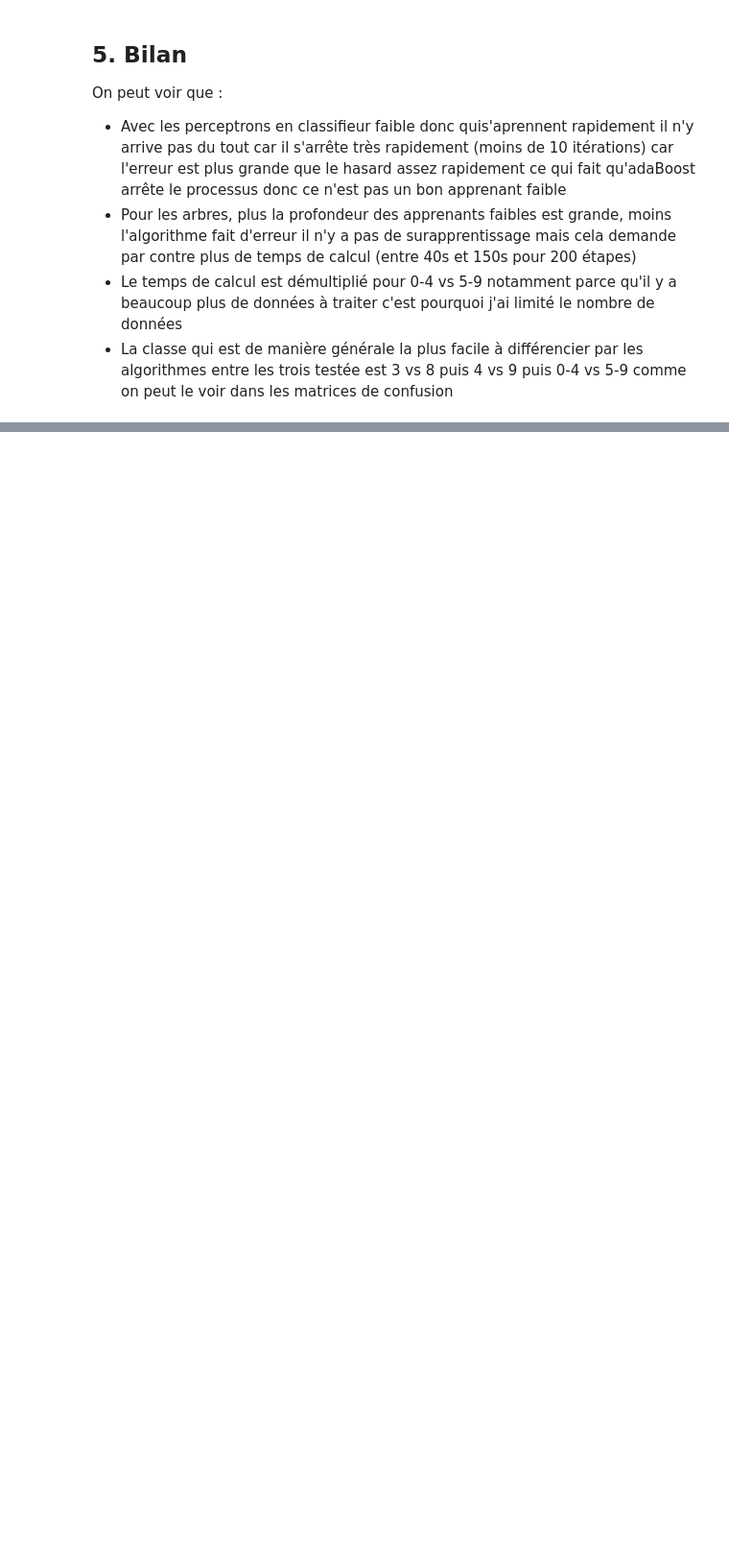
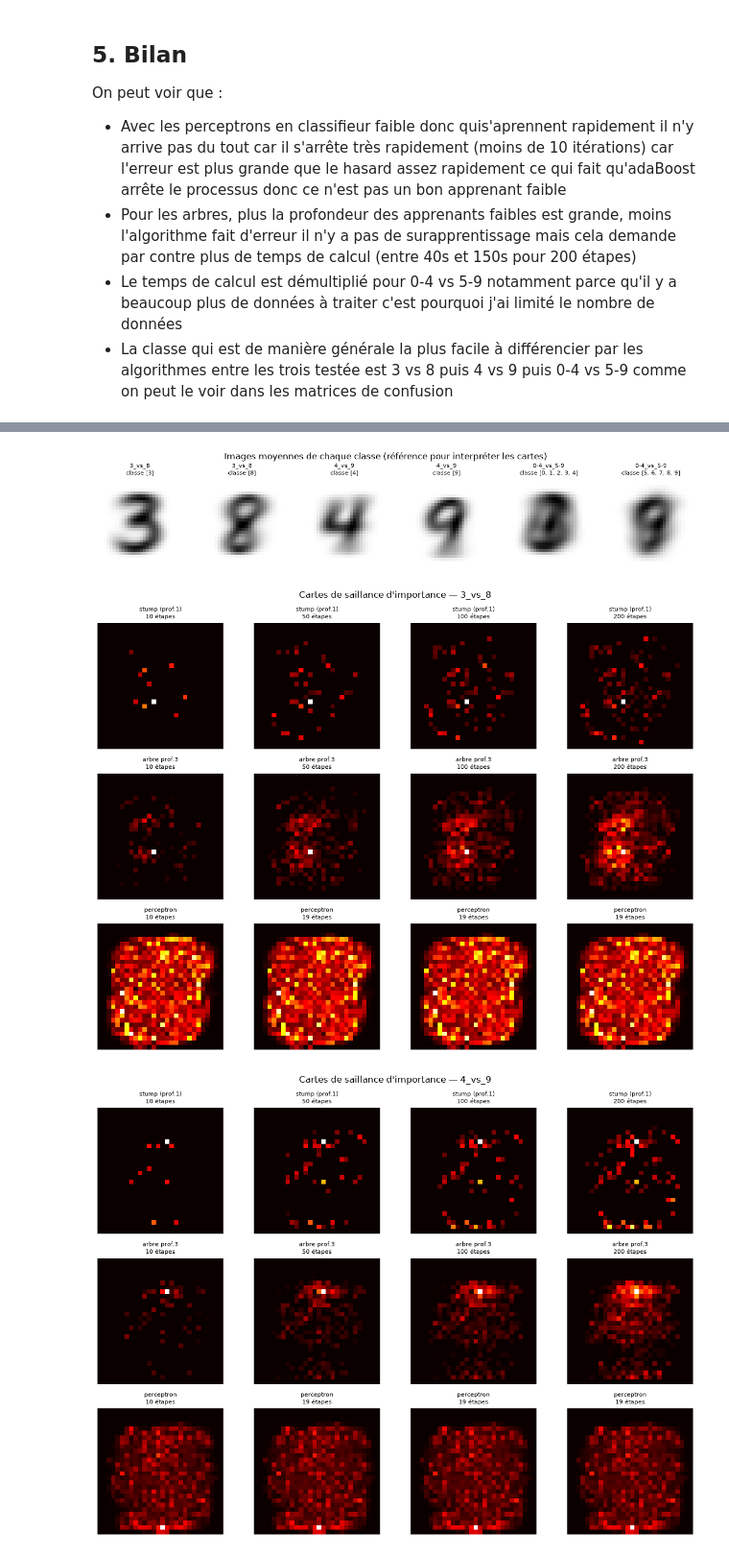
Before and after one commit to Alexso1010/DM2_ML_AC, a Jupyter notebook: dm2_partie1.ipynb, the cells around one changed output, grey strips where cells are left out. Shown at 96% size. Cells and saved outputs as stored; diff of their text form; code cells hidden in the pictures; blank space fills up the shorter version.

Commit message:
création des cartes de saillance

```diff
--- a/dm2_partie1.ipynb
+++ b/dm2_partie1.ipynb
@@ -143,0 +181,10 @@ On peut voir que :
+# %%
+SAL_LEARNERS = ["stump (prof.1)", "arbre prof.3", "perceptron"]
+
+models = {}
+for task in tasks:
+    Xtr, Xte, ytr, yte = split_task(task)
+    for w in SAL_LEARNERS:
+        models[(task, w)] = AdaBoostClassifier(estimator=weak_learners[w], n_estimators=N_MAX,
+                                               random_state=SEED).fit(Xtr, ytr)
+        print(task, w, "OK")
@@ -143,0 +201,37 @@ On peut voir que :
+# %%
+def plot_task(task, learners, signed=False):
+    """
+    """
+    fig, axes = plt.subplots(len(learners), len(STEPS), squeeze=False,
+                             figsize=(3 * len(STEPS), 3 * len(learners)))
+    for i, w in enumerate(learners):
+        ada = models[(task, w)]
+        for j, s in enumerate(STEPS):
+            m = saliency(ada, s, signed)
+            v = np.abs(m).max() or 1
+            axes[i, j].imshow(m, cmap="bwr" if signed else "hot",
+                              vmin=-v if signed else 0, vmax=v)
+            axes[i, j].set_title(f"{w}\n{min(s, len(ada.estimators_))} étapes", fontsize=8)
+            axes[i, j].axis("off")
+    fig.suptitle(f"Cartes de saillance {'signées' if signed else 'd\'importance'} — {task}")
+    fig.tight_layout()
+    plt.show()
+
+# Images moyennes de chaque classe (référence pour interpréter les cartes)
+fig, axes = plt.subplots(1, 2 * len(tasks), figsize=(5 * len(tasks), 2.8))
+k = 0
+for task, (c0, c1) in tasks.items():
+    for c in (c0, c1):
+        axes[k].imshow(X[np.isin(y, c)].mean(0).reshape(28, 28), cmap="gray_r")
+        axes[k].set_title(f"{task}\nclasse {c}", fontsize=8)
+        axes[k].axis("off")
+        k += 1
+fig.suptitle("Images moyennes de chaque classe (référence pour interpréter les cartes)", fontsize=12)
+plt.show()
+
+for task in tasks:
+    plot_task(task, SAL_LEARNERS, signed=False)            # importance, tous les apprenants
+# %% [output]
+[figure, added]
+[figure, added]
+[figure, added]
```
Also changed, not shown: parts of 9 cells of this notebook.
